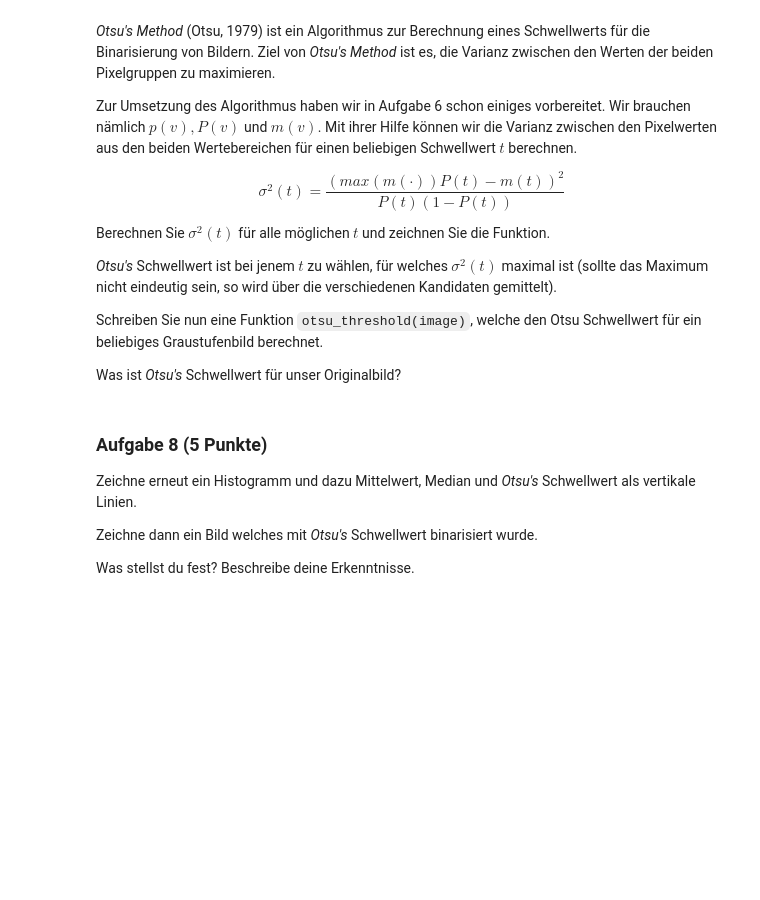
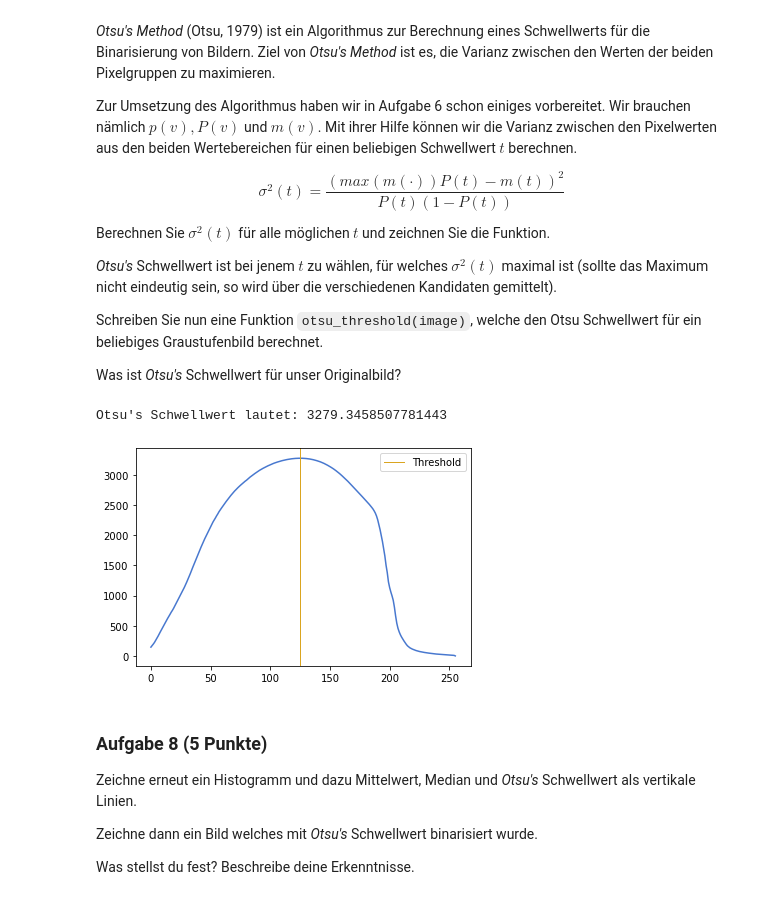
Before and after one commit to marcschny/dsp_assignments, a Jupyter notebook: assignments/assignment08_graded/assignment08_graded.ipynb, the cells around one changed output. Cells and saved outputs as stored; diff of their text form; code cells hidden in the pictures; blank space fills up the shorter version.

```diff
--- a/assignments/assignment08_graded/assignment08_graded.ipynb
+++ b/assignments/assignment08_graded/assignment08_graded.ipynb
@@ -190,7 +190,7 @@ def cum_dist_hist(a, bins):
 
 #m(v)
 def cum_avg_hist(a, bins):
-    return np.cumsum(norm_hist(a, bins) * to256)
+    return np.cumsum(norm_hist(a, bins) * np.arange(bins))
 
 
 #display subplots as steps
@@ -233,3 +230,38 @@ raise NotImplementedError()
+# %%
+def otsu_threshold(image):
+
+    #flatten image if necessarry
+    if(image.ndim > 1):
+        image = image.flatten()
+
+    #calc all thresholds (based on the above formula) and store them in a numpy-array
+    allThresholds = np.asarray( ((cum_avg_hist(image, 256)[-1] * cum_dist_hist(image, 256) - cum_avg_hist(image, 256))**2)/(cum_dist_hist(image, 256)*(1 - cum_dist_hist(image, 256))) )
+
+    #get max threshold and its positions
+    maxThreshold = np.amax(allThresholds)
+    maxThresholdPositions = np.where(allThresholds == maxThreshold)
+
+    #check multiple positions
+    if(len(maxThresholdPositions)>1):
+        maxThresholdPos = np.mean(maxThresholdPositions)
+    else:
+        maxThresholdPos = maxThresholdPositions
+
+    return (maxThreshold, maxThresholdPos), allThresholds
+
+
+otsu, threshold_data = otsu_threshold(data)
+
+#plot threshold
+plt.plot(to256, threshold_data)
+plt.axvline(otsu[1], color="goldenrod", linewidth=1, label="Threshold")
+plt.legend()
+
+
+print("Otsu's Schwellwert lautet: "+str(otsu[0])+"\n")
+# %% [output]
+Otsu's Schwellwert lautet: 3279.3458507781443
+[figure, added]
 # %% [markdown]
 ### Aufgabe 8 (5 Punkte)
 
```
Also changed, not shown: parts of 2 cells of this notebook.
